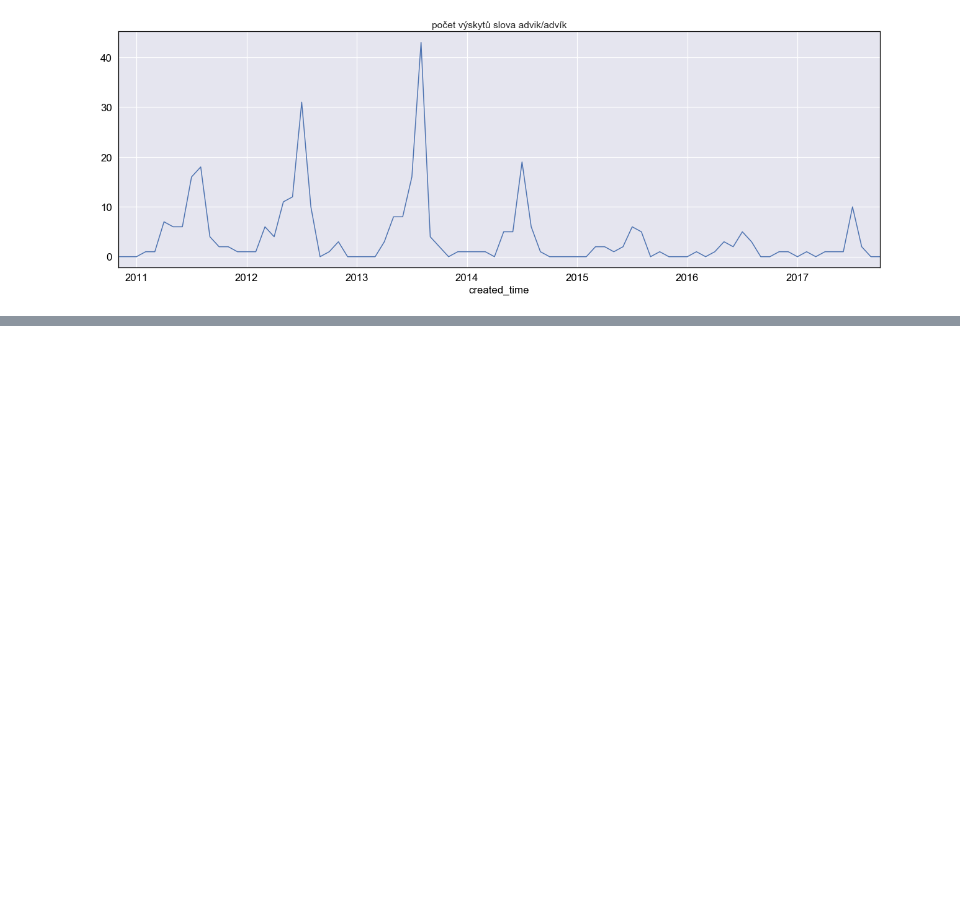
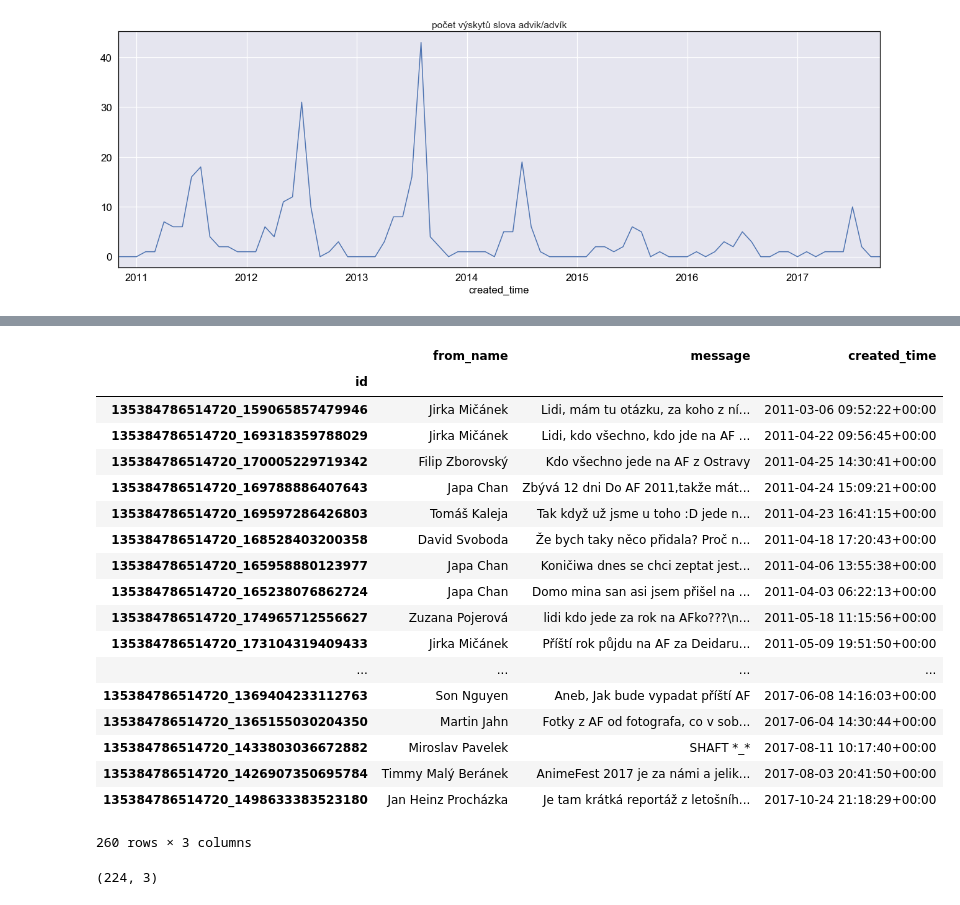
Before and after one commit to racinmat/facebook_extraction, a Jupyter notebook: animefest_basic_eda.ipynb, the cells around one changed output, grey strips where cells are left out. Drawn from its saved outputs; the diff is of its cells as text; code cells hidden in the pictures; blank space fills up the shorter version.

```diff
--- a/basic_eda.ipynb
+++ b/animefest_basic_eda.ipynb
@@ -618,0 +628,26 @@ df_posts.groupby(pd.Grouper(key='created_time', freq='M'))['message'].agg(lambda
+# %%
+df_posts[df_posts['message'].str.contains('AF')][['from_name', 'message', 'created_time']]
+# %% [output]
+|  | from_name | message | created_time |
+| id |  |  |  |
+| 135384786514720_159065857479946 | Jirka Mičánek | Lidi, mám tu otázku, za koho z ní... | 2011-03-06 09:52:22+00:00 |
+| 135384786514720_169318359788029 | Jirka Mičánek | Lidi, kdo všechno, kdo jde na AF ... | 2011-04-22 09:56:45+00:00 |
+| 135384786514720_170005229719342 | Filip Zborovský | Kdo všechno jede na AF z Ostravy | 2011-04-25 14:30:41+00:00 |
+| 135384786514720_169788886407643 | Japa Chan | Zbývá 12 dni Do AF 2011,takže mát... | 2011-04-24 15:09:21+00:00 |
+| 135384786514720_169597286426803 | Tomáš Kaleja | Tak když už jsme u toho :D jede n... | 2011-04-23 16:41:15+00:00 |
+| 135384786514720_168528403200358 | David Svoboda | Že bych taky něco přidala? Proč n... | 2011-04-18 17:20:43+00:00 |
+| 135384786514720_165958880123977 | Japa Chan | Koničiwa dnes se chci zeptat jest... | 2011-04-06 13:55:38+00:00 |
+| 135384786514720_165238076862724 | Japa Chan | Domo mina san asi jsem přišel na ... | 2011-04-03 06:22:13+00:00 |
+| 135384786514720_174965712556627 | Zuzana Pojerová | lidi kdo jede za rok na AFko???\n... | 2011-05-18 11:15:56+00:00 |
+| 135384786514720_173104319409433 | Jirka Mičánek | Příští rok půjdu na AF za Deidaru... | 2011-05-09 19:51:50+00:00 |
+| ... | ... | ... | ... |
+| 135384786514720_1369404233112763 | Son Nguyen | Aneb, Jak bude vypadat příští AF | 2017-06-08 14:16:03+00:00 |
+| 135384786514720_1365155030204350 | Martin Jahn | Fotky z AF od fotografa, co v sob... | 2017-06-04 14:30:44+00:00 |
+| 135384786514720_1433803036672882 | Miroslav Pavelek | SHAFT *_* | 2017-08-11 10:17:40+00:00 |
+| 135384786514720_1426907350695784 | Timmy Malý Beránek | AnimeFest 2017 je za námi a jelik... | 2017-08-03 20:41:50+00:00 |
+| 135384786514720_1498633383523180 | Jan Heinz Procházka | Je tam krátká reportáž z letošníh... | 2017-10-24 21:18:29+00:00 |
+260 rows × 3 columns
+# %%
+df_posts[df_posts['message'].str.contains(' AF')][['from_name', 'message', 'created_time']].shape
+# %% [output]
+(224, 3)
```
Also changed, not shown: parts of 2 cells of this notebook.
